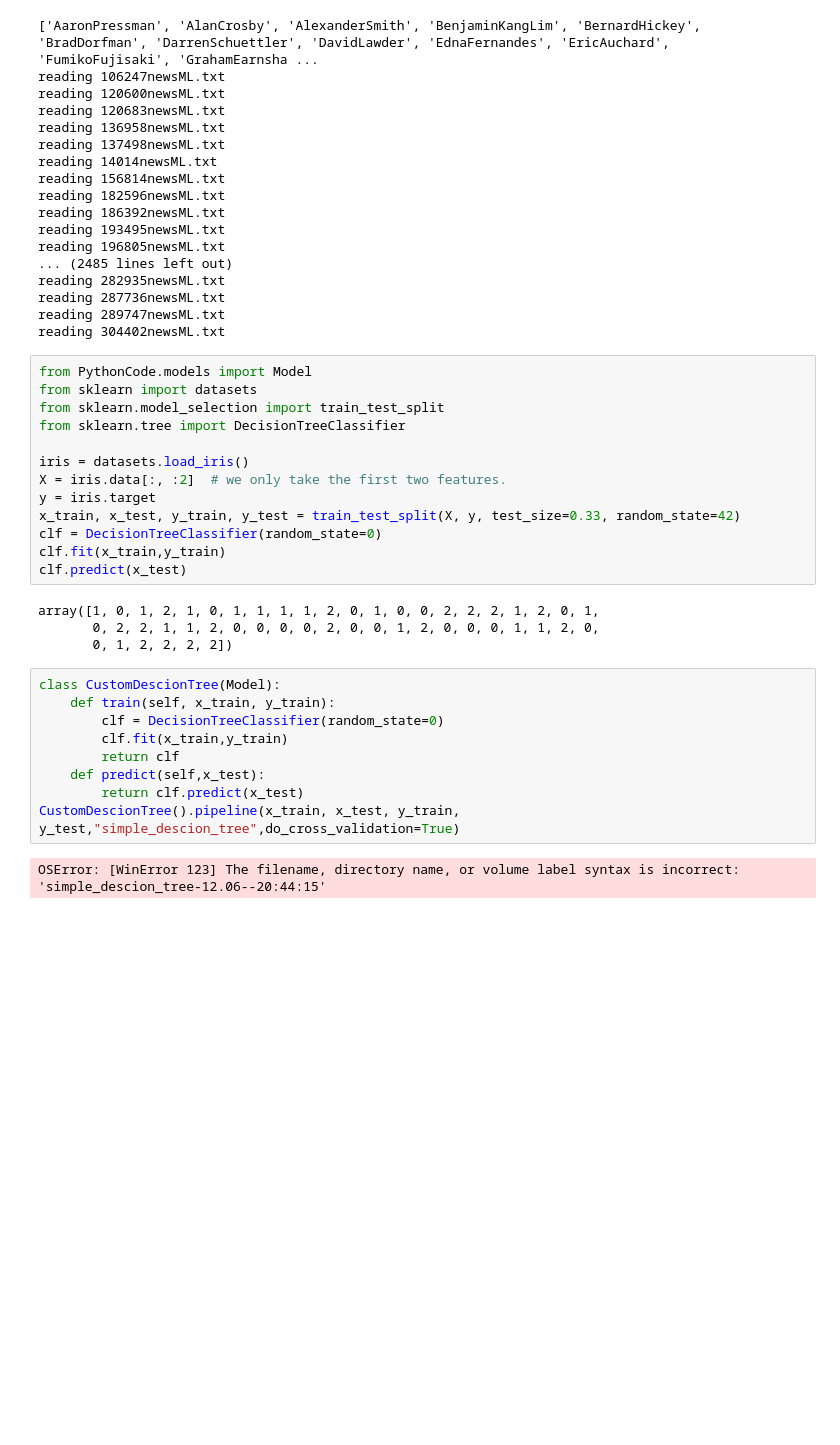
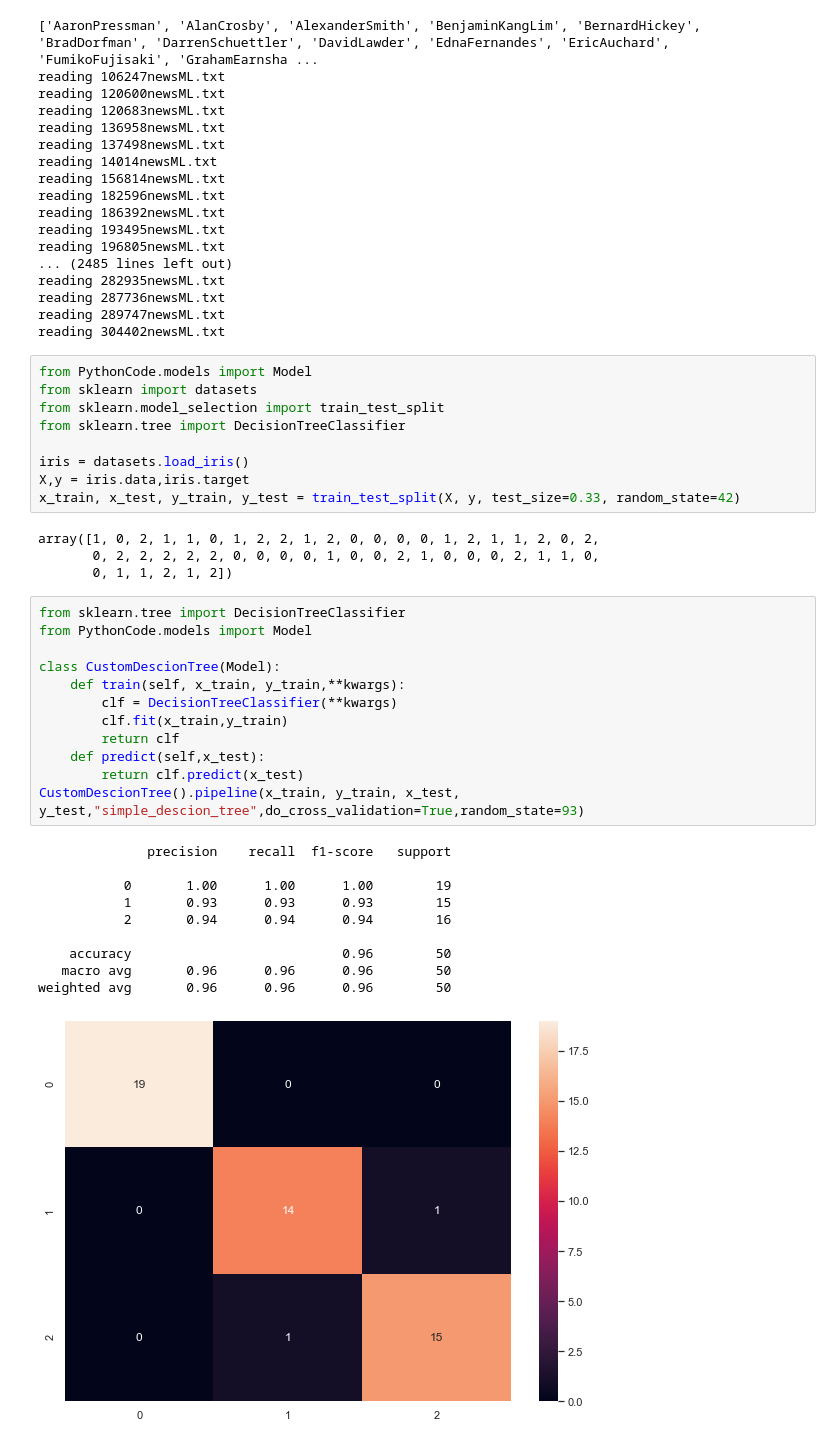
Before and after one commit to EN555/Author-Identification, a Jupyter notebook: yosef_main.ipynb, the cells around one changed output. Saved outputs shown, nothing was run; the diff lists cells and outputs as text; blank space fills up the shorter version.

```diff
--- a/yosef_main.ipynb
+++ b/yosef_main.ipynb
@@ -37,24 +37,32 @@ from sklearn.model_selection import train_test_split
 from sklearn.tree import DecisionTreeClassifier
 
 iris = datasets.load_iris()
-X = iris.data[:, :2]  # we only take the first two features.
-y = iris.target
+X,y = iris.data,iris.target
 x_train, x_test, y_train, y_test = train_test_split(X, y, test_size=0.33, random_state=42)
-clf = DecisionTreeClassifier(random_state=0)
-clf.fit(x_train,y_train)
-clf.predict(x_test)
 # %% [output]
-array([1, 0, 1, 2, 1, 0, 1, 1, 1, 1, 2, 0, 1, 0, 0, 2, 2, 2, 1, 2, 0, 1,
-       0, 2, 2, 1, 1, 2, 0, 0, 0, 0, 2, 0, 0, 1, 2, 0, 0, 0, 1, 1, 2, 0,
-       0, 1, 2, 2, 2, 2])
+array([1, 0, 2, 1, 1, 0, 1, 2, 2, 1, 2, 0, 0, 0, 0, 1, 2, 1, 1, 2, 0, 2,
+       0, 2, 2, 2, 2, 2, 0, 0, 0, 0, 1, 0, 0, 2, 1, 0, 0, 0, 2, 1, 1, 0,
+       0, 1, 1, 2, 1, 2])
 # %%
+from sklearn.tree import DecisionTreeClassifier
+from PythonCode.models import Model
+
 class CustomDescionTree(Model):
-    def train(self, x_train, y_train):
-        clf = DecisionTreeClassifier(random_state=0)
+    def train(self, x_train, y_train,**kwargs):
+        clf = DecisionTreeClassifier(**kwargs)
         clf.fit(x_train,y_train)
         return clf
     def predict(self,x_test):
         return clf.predict(x_test)
-CustomDescionTree().pipeline(x_train, x_test, y_train, y_test,"simple_descion_tree",do_cross_validation=True)
+CustomDescionTree().pipeline(x_train, y_train, x_test, y_test,"simple_descion_tree",do_cross_validation=True,random_state=93)
 # %% [output]
-OSError: [WinError 123] The filename, directory name, or volume label syntax is incorrect: 'simple_descion_tree-12.06--20:44:15'
+              precision    recall  f1-score   support
+
+           0       1.00      1.00      1.00        19
+           1       0.93      0.93      0.93        15
+           2       0.94      0.94      0.94        16
+
+    accuracy                           0.96        50
+   macro avg       0.96      0.96      0.96        50
+weighted avg       0.96      0.96      0.96        50
+[figure, added]
```
Also changed, not shown: 3 other files.
